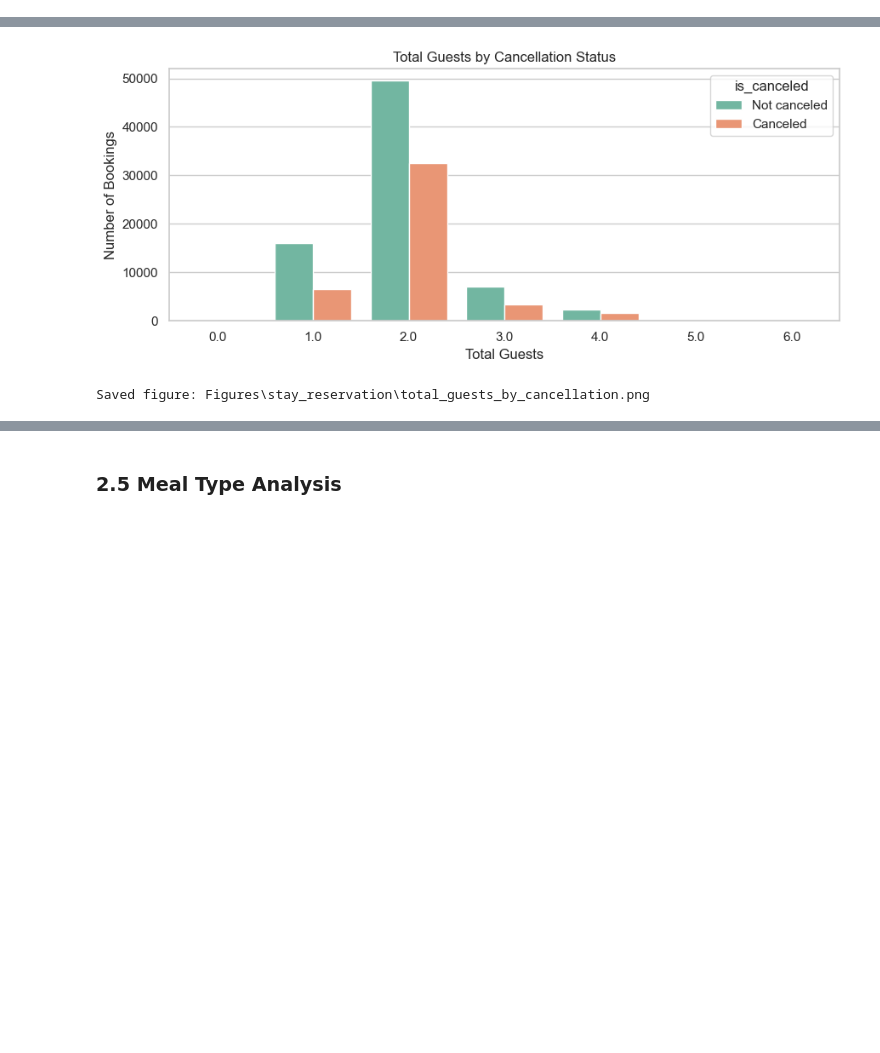
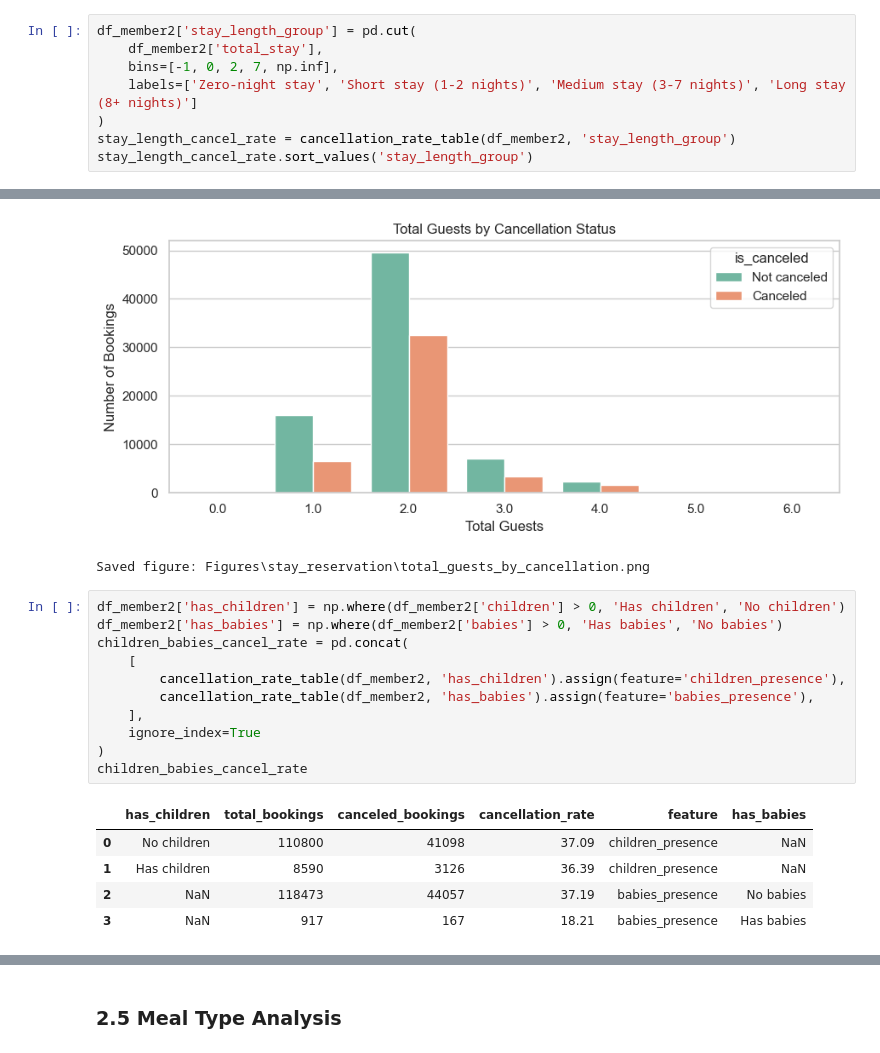
Before and after one commit to Manesha03/IT3051-FDM-Mini-Project-2026, a Jupyter notebook: 02_EDA/EDA.ipynb, the cells around one changed output, grey strips where cells are left out. Drawn from its saved outputs; the diff is of its cells as text; blank space fills up the shorter version.

```diff
--- a/02_EDA/EDA.ipynb
+++ b/02_EDA/EDA.ipynb
@@ -208,0 +232,8 @@ Saved figure: Figures\stay_reservation\total_stay_distribution.png
+# %%
+df_member2['stay_length_group'] = pd.cut(
+    df_member2['total_stay'],
+    bins=[-1, 0, 2, 7, np.inf],
+    labels=['Zero-night stay', 'Short stay (1-2 nights)', 'Medium stay (3-7 nights)', 'Long stay (8+ nights)']
+)
+stay_length_cancel_rate = cancellation_rate_table(df_member2, 'stay_length_group')
+stay_length_cancel_rate.sort_values('stay_length_group')
@@ -246,3 +297,20 @@ save_current_figure('total_guests_by_cancellation.png')
 # %% [output]
 [figure]
 Saved figure: Figures\stay_reservation\total_guests_by_cancellation.png
+# %%
+df_member2['has_children'] = np.where(df_member2['children'] > 0, 'Has children', 'No children')
+df_member2['has_babies'] = np.where(df_member2['babies'] > 0, 'Has babies', 'No babies')
+children_babies_cancel_rate = pd.concat(
+    [
+        cancellation_rate_table(df_member2, 'has_children').assign(feature='children_presence'),
+        cancellation_rate_table(df_member2, 'has_babies').assign(feature='babies_presence'),
+    ],
+    ignore_index=True
+)
+children_babies_cancel_rate
+# %% [output]
+|  | has_children | total_bookings | canceled_bookings | cancellation_rate | feature | has_babies |
+| 0 | No children | 110800 | 41098 | 37.09 | children_presence | NaN |
+| 1 | Has children | 8590 | 3126 | 36.39 | children_presence | NaN |
+| 2 | NaN | 118473 | 44057 | 37.19 | babies_presence | No babies |
+| 3 | NaN | 917 | 167 | 18.21 | babies_presence | Has babies |
```
Also changed, not shown: parts of 17 cells of this notebook, 2 other files.
